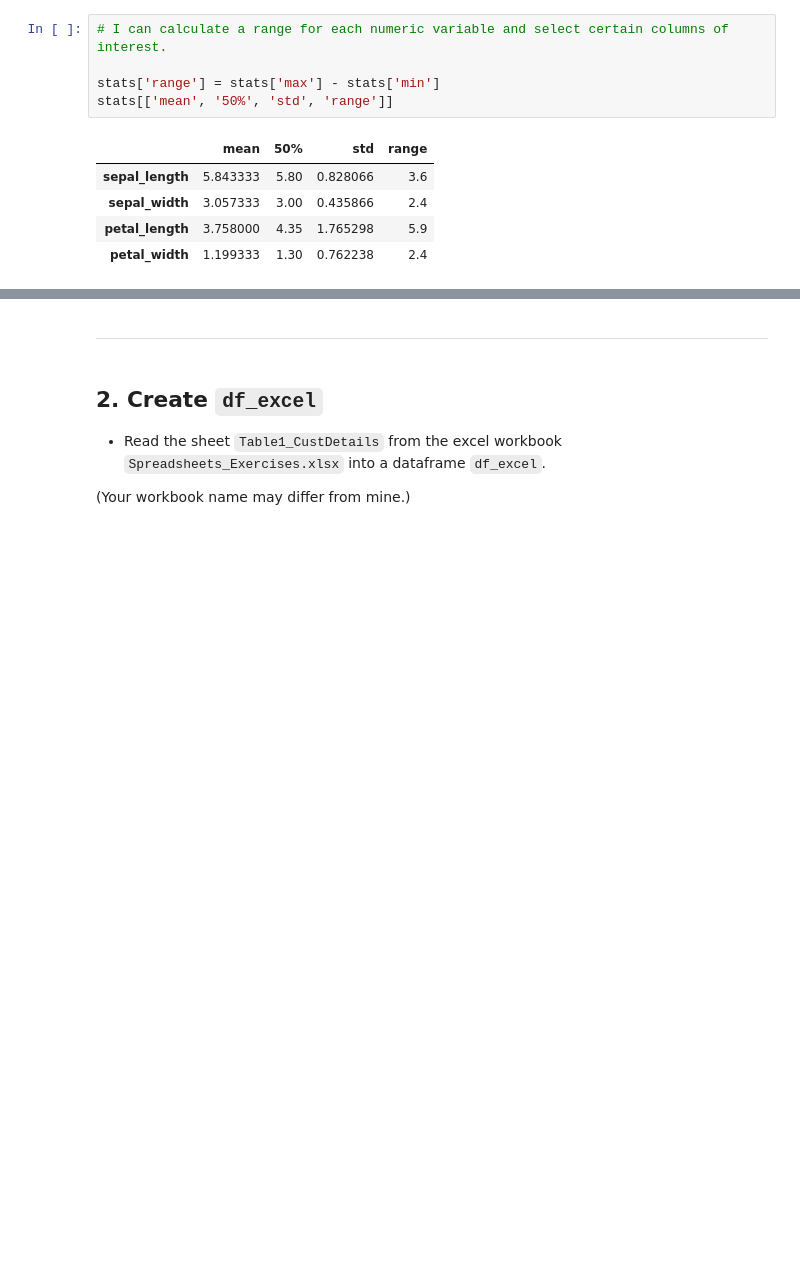
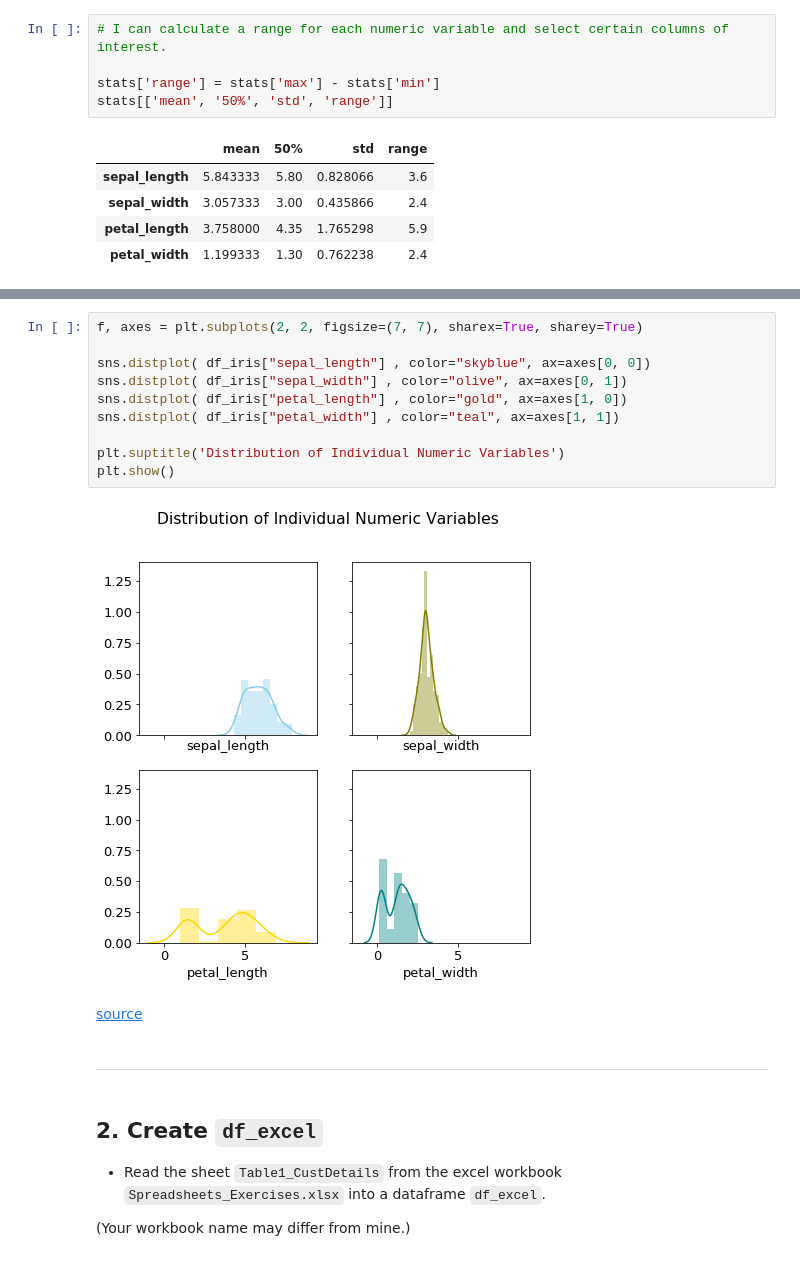
Before and after one commit to faithkane3/e_classification, a Jupyter notebook: e_class_acquire.ipynb, the cells around one changed output, grey strips where cells are left out. Saved outputs shown, nothing was run; the diff lists cells and outputs as text; blank space fills up the shorter version.

```diff
--- a/e_class_acquire.ipynb
+++ b/e_class_acquire.ipynb
@@ -236,3 +237,17 @@ plt.show()
+# %%
+f, axes = plt.subplots(2, 2, figsize=(7, 7), sharex=True, sharey=True)
+
+sns.distplot( df_iris["sepal_length"] , color="skyblue", ax=axes[0, 0])
+sns.distplot( df_iris["sepal_width"] , color="olive", ax=axes[0, 1])
+sns.distplot( df_iris["petal_length"] , color="gold", ax=axes[1, 0])
+sns.distplot( df_iris["petal_width"] , color="teal", ax=axes[1, 1])
+
+plt.suptitle('Distribution of Individual Numeric Variables')
+plt.show()
+# %% [output]
+[figure, added]
+# %% [markdown]
+[source](https://python-graph-gallery.com/25-histogram-with-several-variables-seaborn/)
 # %% [markdown]
 <hr style="border-top: 10px groove limegreen; margin-top: 1px; margin-bottom: 1px"></hr>
 # %% [markdown]
```
Also changed, not shown: parts of 5 cells of this notebook, 1 other file.
